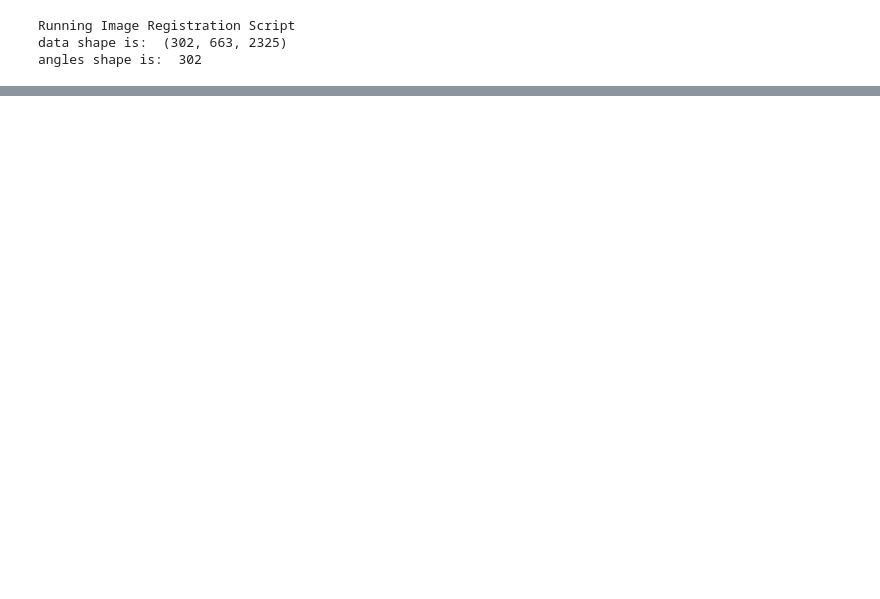
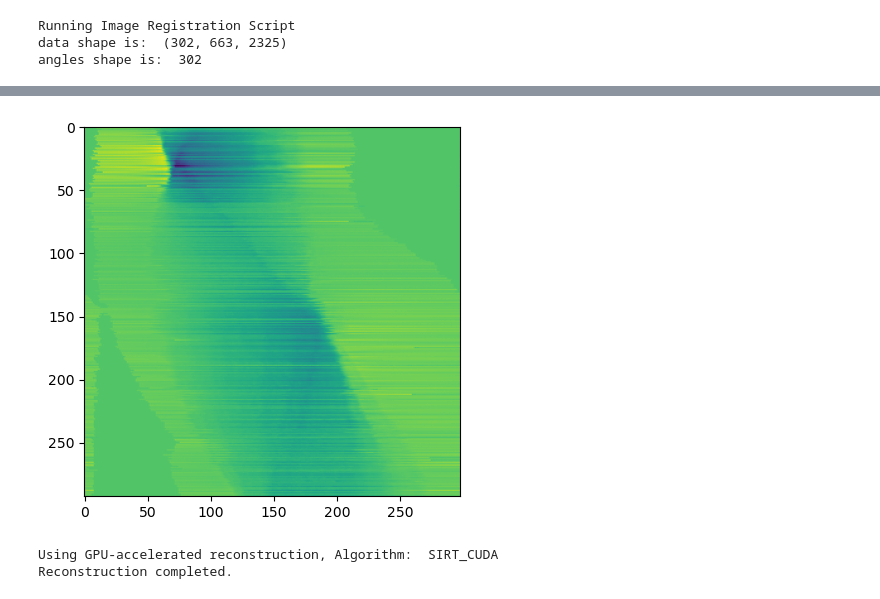
Before and after one commit to levijh1/TomoMono, a Jupyter notebook: ApsAlignmentTest.ipynb, the cells around one changed output, grey strips where cells are left out. Saved outputs shown, nothing was run; the diff lists cells and outputs as text; code cells hidden in the pictures; blank space fills up the shorter version.

```diff
--- a/ApsAlignmentTest.ipynb
+++ b/ApsAlignmentTest.ipynb
@@ -119,0 +148,13 @@ tomo.makeNotebookProjMovie()
+# %%
+#Post PMA
+y_pixel = 70
+sinogram = tomo.finalProjections[:, y_pixel, :]
+plt.imshow(sinogram)
+plt.show()
+# %% [output]
+[figure, added]
+# %%
+tomo.reconstruct("SIRT_CUDA")
+# %% [output]
+Using GPU-accelerated reconstruction, Algorithm:  SIRT_CUDA
+Reconstruction completed.
```
Also changed, not shown: parts of 14 cells of this notebook, 14 other files.
